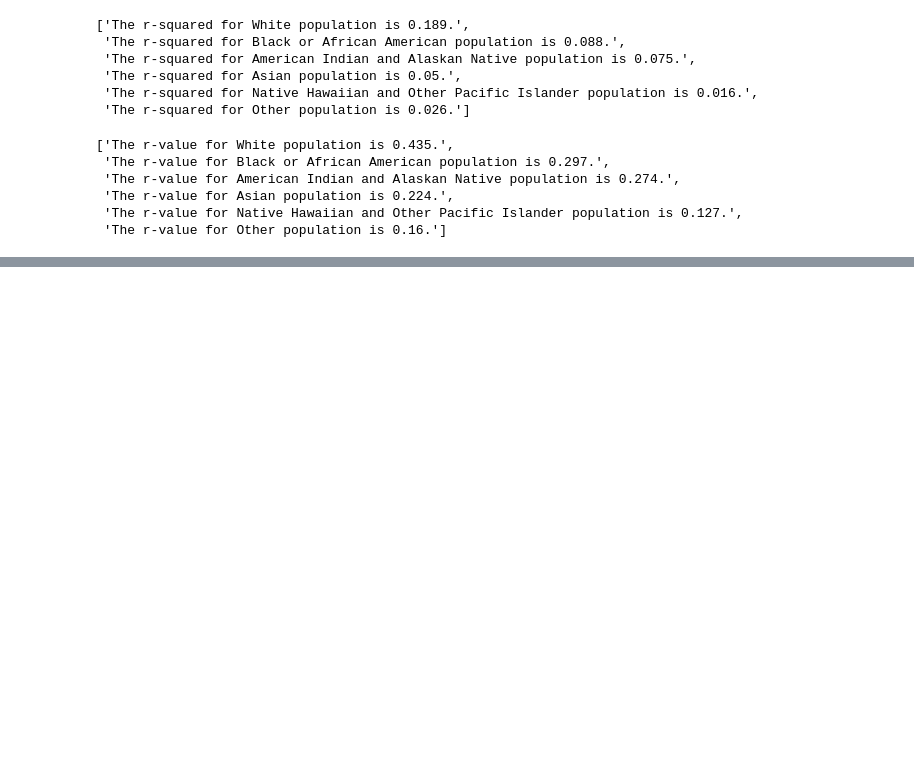
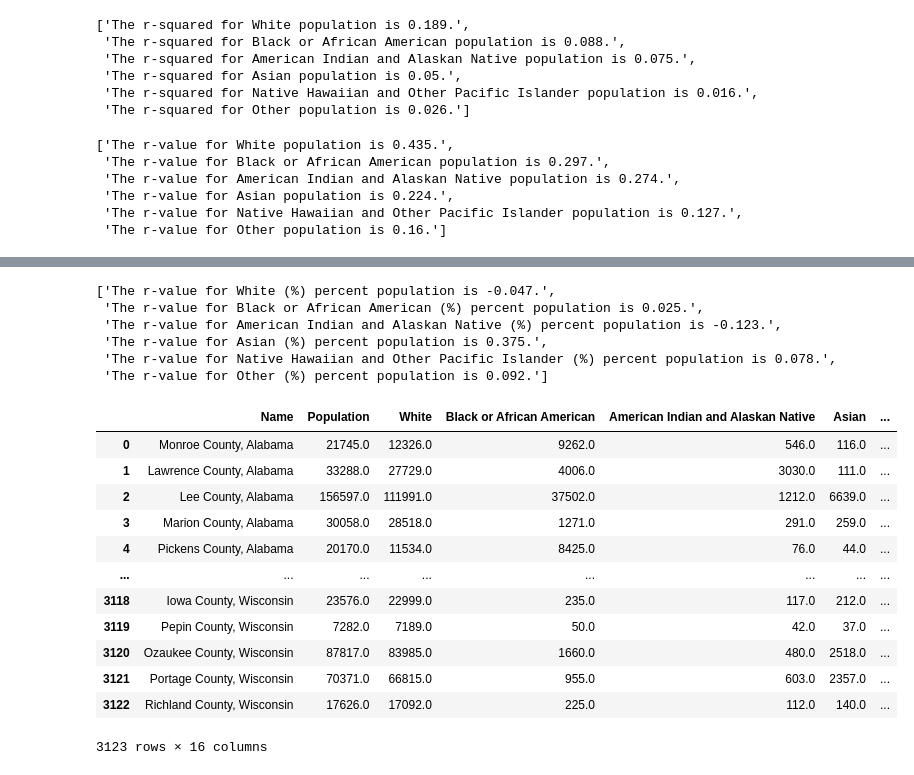
Before and after one commit to Falcon-d/Project-1-Broadband-Access, a Jupyter notebook: Race 2017 Census.ipynb, the cells around one changed output, grey strips where cells are left out. Cells and saved outputs as stored; diff of their text form; code cells hidden in the pictures; blank space fills up the shorter version.

```diff
--- a/Race 2017 Census.ipynb
+++ b/Race 2017 Census.ipynb
@@ -153,0 +211,25 @@ r_values
+# %%
+r_values
+# %% [output]
+['The r-value for White (%) percent population is -0.047.',
+ 'The r-value for Black or African American (%) percent population is 0.025.',
+ 'The r-value for American Indian and Alaskan Native (%) percent population is -0.123.',
+ 'The r-value for Asian (%) percent population is 0.375.',
+ 'The r-value for Native Hawaiian and Other Pacific Islander (%) percent population is 0.078.',
+ 'The r-value for Other (%) percent population is 0.092.']
+# %%
+census_2017_acs5_race_df
+# %% [output]
+|  | Name | Population | White | Black or African American | American Indian and Alaskan Native | Asian | ... |
+| 0 | Monroe County, Alabama | 21745.0 | 12326.0 | 9262.0 | 546.0 | 116.0 | ... |
+| 1 | Lawrence County, Alabama | 33288.0 | 27729.0 | 4006.0 | 3030.0 | 111.0 | ... |
+| 2 | Lee County, Alabama | 156597.0 | 111991.0 | 37502.0 | 1212.0 | 6639.0 | ... |
+| 3 | Marion County, Alabama | 30058.0 | 28518.0 | 1271.0 | 291.0 | 259.0 | ... |
+| 4 | Pickens County, Alabama | 20170.0 | 11534.0 | 8425.0 | 76.0 | 44.0 | ... |
+| ... | ... | ... | ... | ... | ... | ... | ... |
+| 3118 | Iowa County, Wisconsin | 23576.0 | 22999.0 | 235.0 | 117.0 | 212.0 | ... |
+| 3119 | Pepin County, Wisconsin | 7282.0 | 7189.0 | 50.0 | 42.0 | 37.0 | ... |
+| 3120 | Ozaukee County, Wisconsin | 87817.0 | 83985.0 | 1660.0 | 480.0 | 2518.0 | ... |
+| 3121 | Portage County, Wisconsin | 70371.0 | 66815.0 | 955.0 | 603.0 | 2357.0 | ... |
+| 3122 | Richland County, Wisconsin | 17626.0 | 17092.0 | 225.0 | 112.0 | 140.0 | ... |
+3123 rows × 16 columns
```
Also changed, not shown: parts of 3 cells of this notebook, 8 other files.
